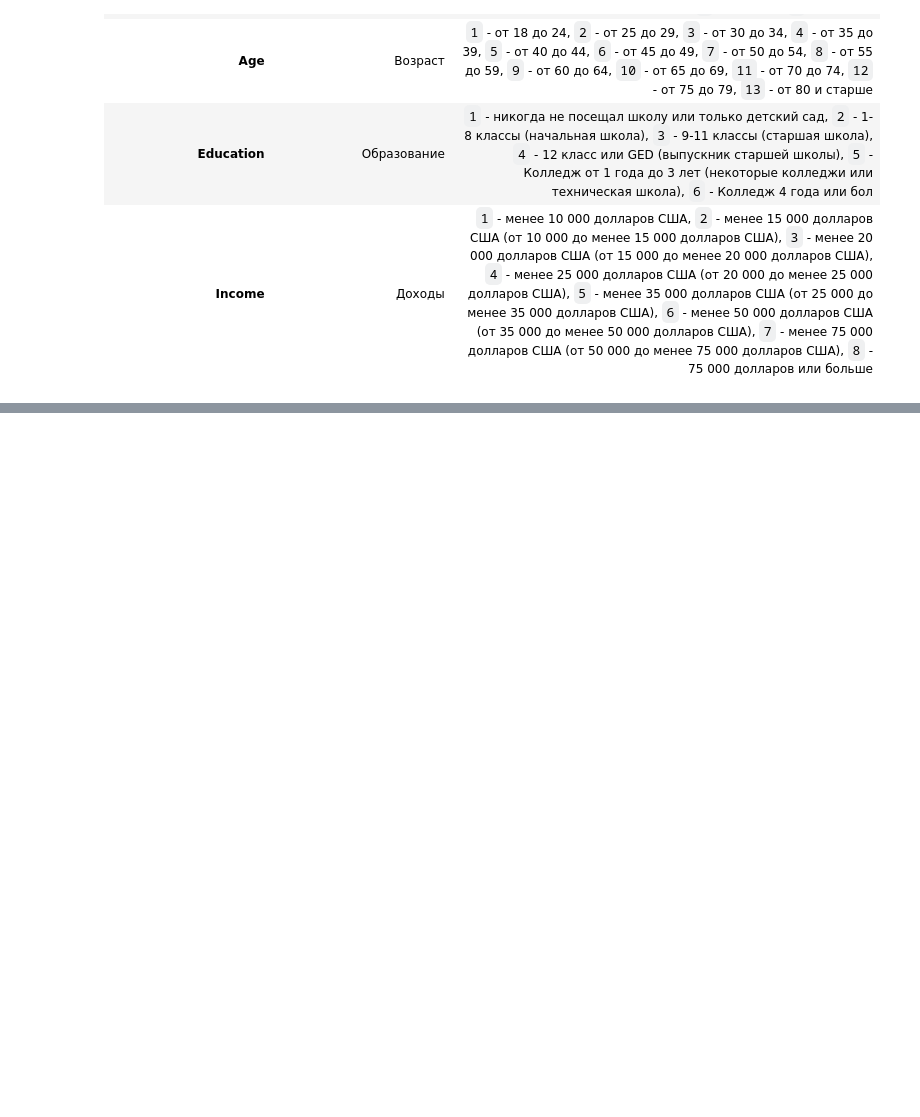
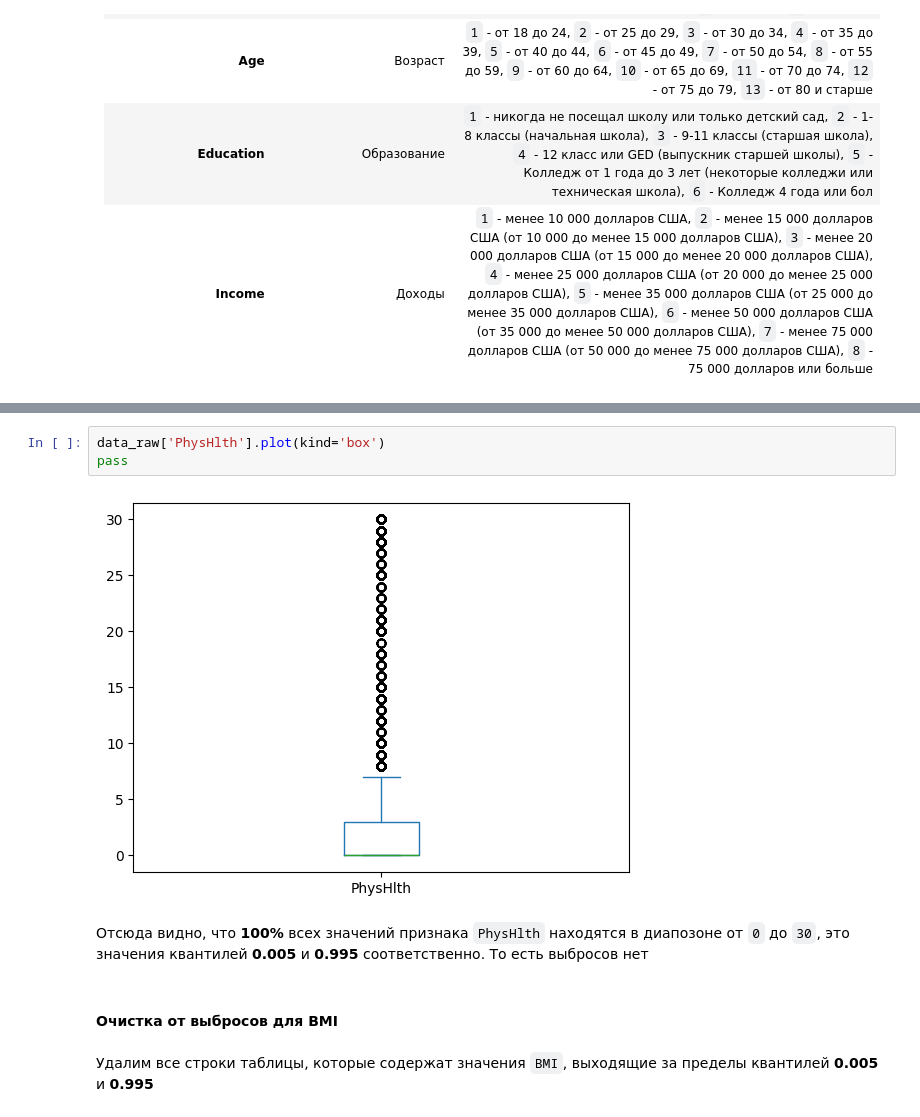
Before and after one commit to qr3x/MLDA-4th-year, a Jupyter notebook: Statistical classification.ipynb, the cells around one changed output, grey strips where cells are left out. Cells and saved outputs as stored; diff of their text form; blank space fills up the shorter version.

```diff
--- a/Statistical classification.ipynb
+++ b/Statistical classification.ipynb
@@ -97,0 +243,11 @@ memory usage: 42.6 MB
+# %%
+data_raw['PhysHlth'].plot(kind='box')
+pass
+# %% [output]
+[figure, added]
+# %% [markdown]
+Отсюда видно, что **100%** всех значений признака `PhysHlth` находятся в диапозоне от `0` до `30`, это значения квантилей **0.005** и **0.995** соответственно. То есть выбросов нет
+# %% [markdown]
+#### Очистка от выбросов для BMI
+# %% [markdown]
+Удалим все строки таблицы, которые содержат значения `BMI`, выходящие за пределы квантилей **0.005** и **0.995**
```
Also changed, not shown: parts of 71 cells of this notebook, 2 other files.
